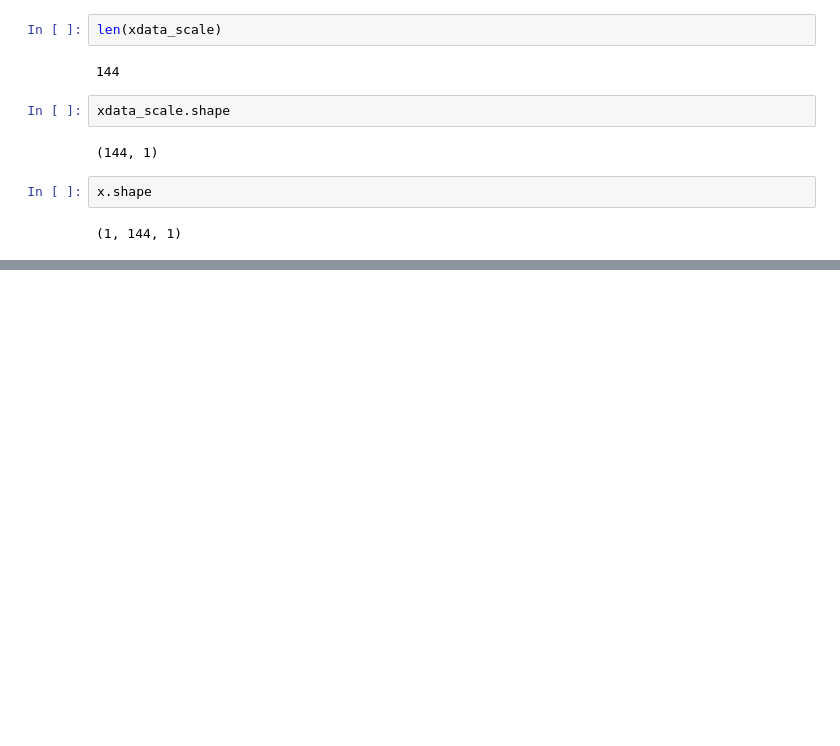
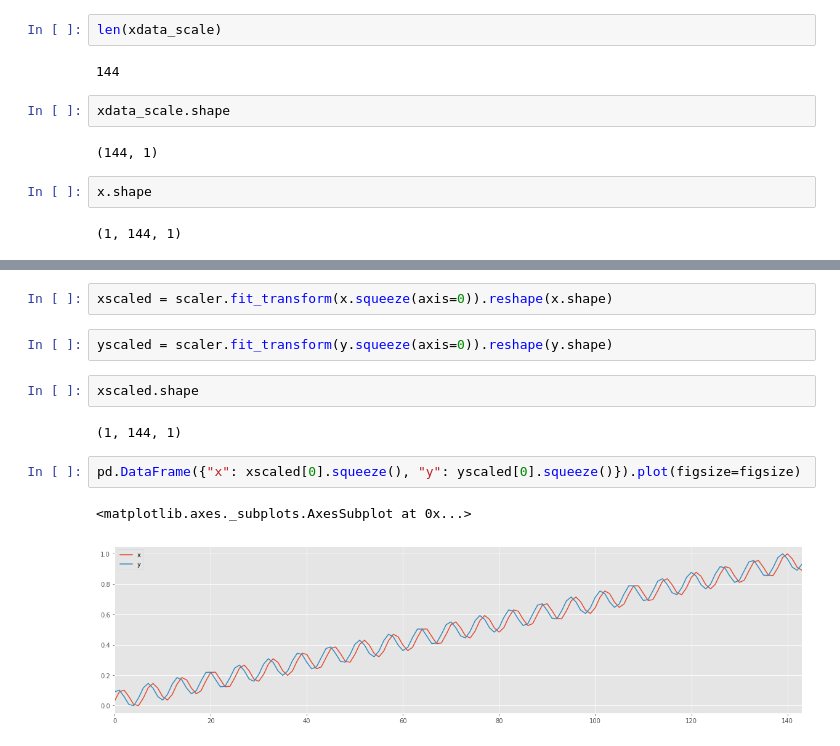
Before and after one commit to thepaulm/lstm, a Jupyter notebook: WebPage.ipynb, the cells around one changed output, grey strips where cells are left out. Drawn from its saved outputs; the diff is of its cells as text; blank space fills up the shorter version.

```diff
--- a/WebPage.ipynb
+++ b/WebPage.ipynb
@@ -312,0 +310,13 @@ x.shape
+# %%
+xscaled = scaler.fit_transform(x.squeeze(axis=0)).reshape(x.shape)
+# %%
+yscaled = scaler.fit_transform(y.squeeze(axis=0)).reshape(y.shape)
+# %%
+xscaled.shape
+# %% [output]
+(1, 144, 1)
+# %%
+pd.DataFrame({"x": xscaled[0].squeeze(), "y": yscaled[0].squeeze()}).plot(figsize=figsize)
+# %% [output]
+<matplotlib.axes._subplots.AxesSubplot at 0x...>
+[figure, added]
```
Also changed, not shown: parts of 10 cells of this notebook, 1 other file.
